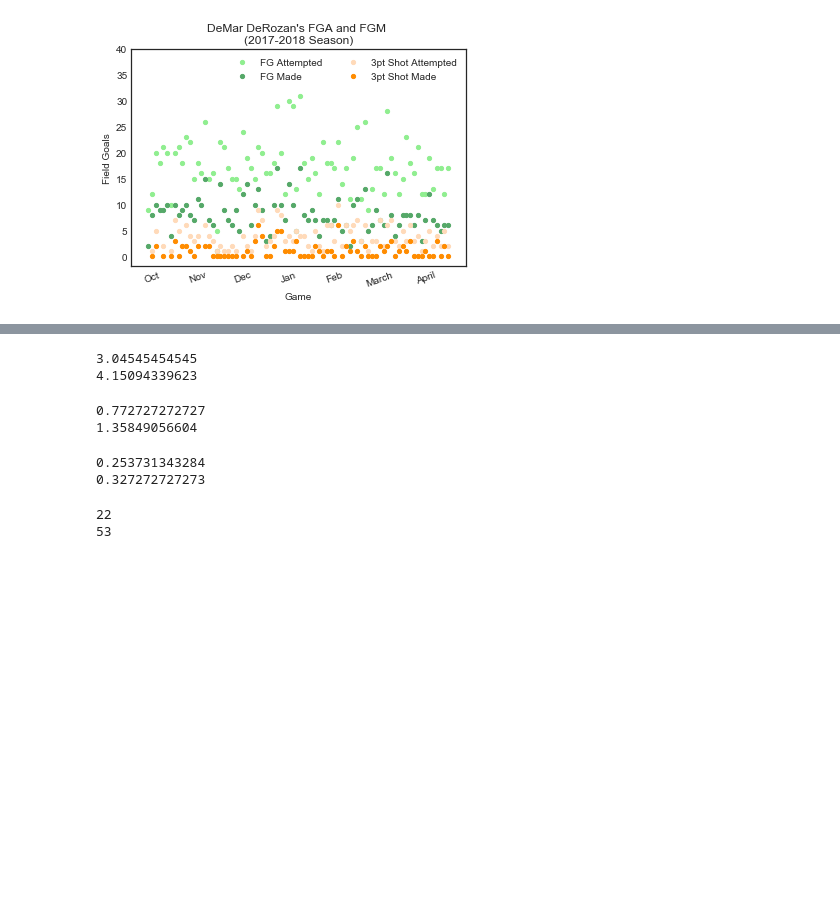
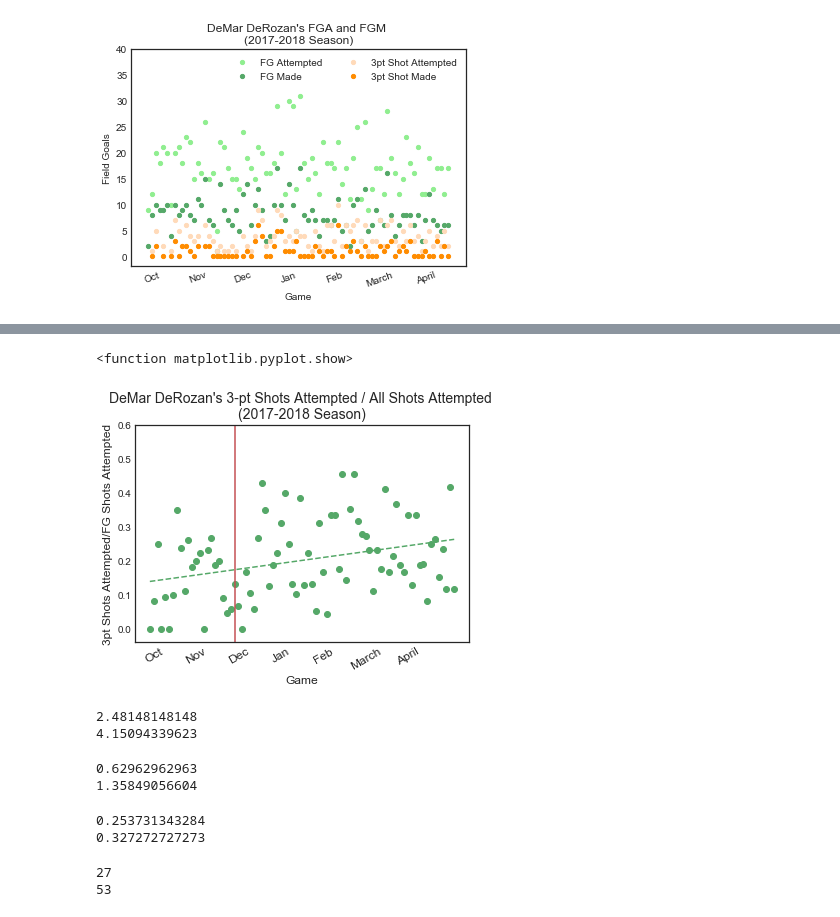
Before and after one commit to zstatmanweil/NBAExperiments, a Jupyter notebook: ShotChart/DeMarDeRozan3ptAnalysis.ipynb, the cells around one changed output, grey strips where cells are left out. Drawn from its saved outputs; the diff is of its cells as text; code cells hidden in the pictures; blank space fills up the shorter version.

```diff
--- a/ShotChart/DeMarDeRozan3ptAnalysis.ipynb
+++ b/ShotChart/DeMarDeRozan3ptAnalysis.ipynb
@@ -369,23 +390,51 @@ plt.show
+# %%
+# Create a graph showing 3pt shots attempted, 3p shots made
+fig, ax = plt.subplots()
+Ratio = plt.scatter(shot_summary.STR_DATE, shot_summary.THREES_ATTEMPTED / shot_summary.SHOT_ATTEMPTED_FLAG, color="g")
+
+# Label the axes
+plt.xlabel("Game", fontsize=12)
+plt.ylabel("3pt Shots Attempted/FG Shots Attempted", fontsize=12)
+
+# Add a trendline
+z = np.polyfit(range(0,80), shot_summary.THREES_ATTEMPTED / shot_summary.SHOT_ATTEMPTED_FLAG, 1)
+p = np.poly1d(z)
+plt.plot(range(0,80),p(range(0,80)),"g--")
+
+#add red line on 12/15/2017
+meeting_date = plt.axvline(x=22, color = 'r')
+
+# Adjust tick marks
+plt.xticks(np.arange(1, 80, step=11), ("Oct", "Nov", "Dec", "Jan", "Feb", "March", "April"), rotation=30, fontsize=12)
+plt.yticks(np.arange(0, 0.7, step=0.1))
+
+# Add a title and legend
+plt.title("DeMar DeRozan's 3-pt Shots Attempted / All Shots Attempted \n(2017-2018 Season)", fontsize=14)
+
+plt.show
+# %% [output]
+<function matplotlib.pyplot.show>
+[figure, added]
 # %%
 # Determine average threes taken per game before and after 12/15/2017
-threes_attempted_pre = threes_summary[threes_summary.GAME_DATE_INT <= 20171215]["SHOT_ATTEMPTED_FLAG"].mean()
-threes_attempted_after = threes_summary[threes_summary.GAME_DATE_INT > 20171215]["SHOT_ATTEMPTED_FLAG"].mean()
+threes_attempted_pre = shot_summary[shot_summary.GAME_DATE_INT <= 20171215]["THREES_ATTEMPTED"].mean()
+threes_attempted_after = shot_summary[shot_summary.GAME_DATE_INT > 20171215]["THREES_ATTEMPTED"].mean()
 
 
 print threes_attempted_pre
 print threes_attempted_after
 # %% [output]
-3.04545454545
+2.48148148148
 4.15094339623
 # %%
 # Determine average threes made per game before and after 12/15/2017
-threes_made_pre = threes_summary[threes_summary.GAME_DATE_INT <= 20171215]["SHOT_MADE_FLAG"].mean()
-threes_made_after = threes_summary[threes_summary.GAME_DATE_INT > 20171215]["SHOT_MADE_FLAG"].mean()
+threes_made_pre = shot_summary[shot_summary.GAME_DATE_INT <= 20171215]["THREES_MADE"].mean()
+threes_made_after = shot_summary[shot_summary.GAME_DATE_INT > 20171215]["THREES_MADE"].mean()
 
 print threes_made_pre
 print threes_made_after
 # %% [output]
-0.772727272727
+0.62962962963
 1.35849056604
 # %%
 # Determine total 3pt % before and after 12/15/2017
@@ -399,11 +448,11 @@ print three_perc_after
 0.327272727273
 # %%
 # Determine total games played before and after 12/15/2017
-total_games_pre = threes_summary[threes_summary.GAME_DATE_INT <= 20171215]["SHOT_ATTEMPTED_FLAG"].count()
-total_games_after = threes_summary[threes_summary.GAME_DATE_INT > 20171215]["SHOT_ATTEMPTED_FLAG"].count()
+total_games_pre = shot_summary[shot_summary.GAME_DATE_INT <= 20171215]["SHOT_ATTEMPTED_FLAG"].count()
+total_games_after = shot_summary[shot_summary.GAME_DATE_INT > 20171215]["SHOT_ATTEMPTED_FLAG"].count()
 
 print total_games_pre
 print total_games_after
 # %% [output]
-22
+27
 53
```
Also changed, not shown: parts of 6 cells of this notebook, 1 other file.
